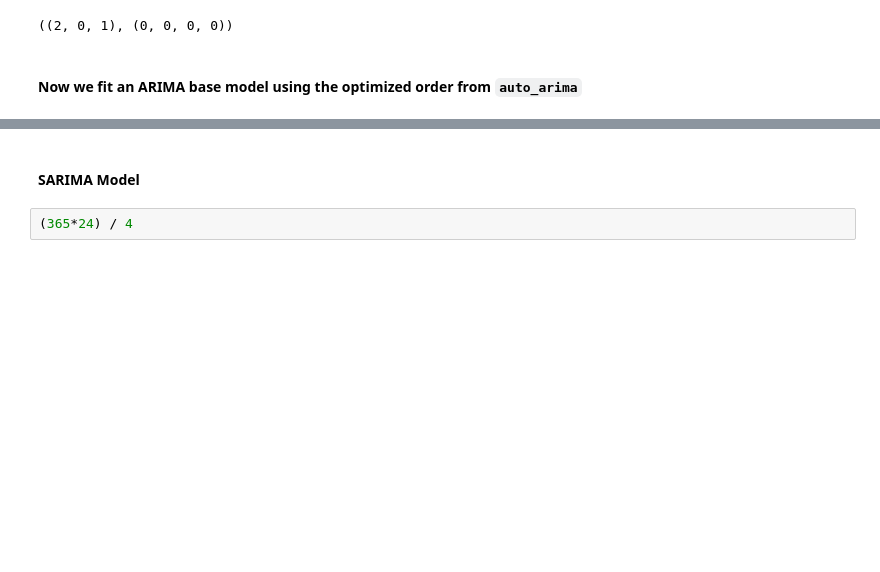
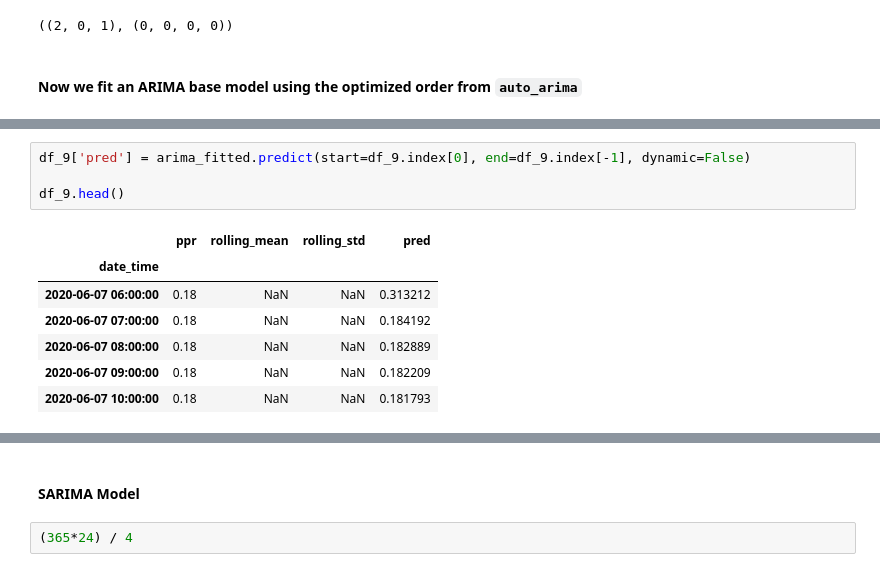
Before and after one commit to wyattcupp/ammo-time-series-forecasting, a Jupyter notebook: caliber_price_predictor.ipynb, the cells around one changed output, grey strips where cells are left out. Saved outputs shown, nothing was run; the diff lists cells and outputs as text; blank space fills up the shorter version.

```diff
--- a/caliber_price_predictor.ipynb
+++ b/caliber_price_predictor.ipynb
@@ -276,0 +277,12 @@ Warnings:
+# %%
+df_9['pred'] = arima_fitted.predict(start=df_9.index[0], end=df_9.index[-1], dynamic=False)
+
+df_9.head()
+# %% [output]
+|  | ppr | rolling_mean | rolling_std | pred |
+| date_time |  |  |  |  |
+| 2020-06-07 06:00:00 | 0.18 | NaN | NaN | 0.313212 |
+| 2020-06-07 07:00:00 | 0.18 | NaN | NaN | 0.184192 |
+| 2020-06-07 08:00:00 | 0.18 | NaN | NaN | 0.182889 |
+| 2020-06-07 09:00:00 | 0.18 | NaN | NaN | 0.182209 |
+| 2020-06-07 10:00:00 | 0.18 | NaN | NaN | 0.181793 |
```
Also changed, not shown: parts of 27 cells of this notebook.
